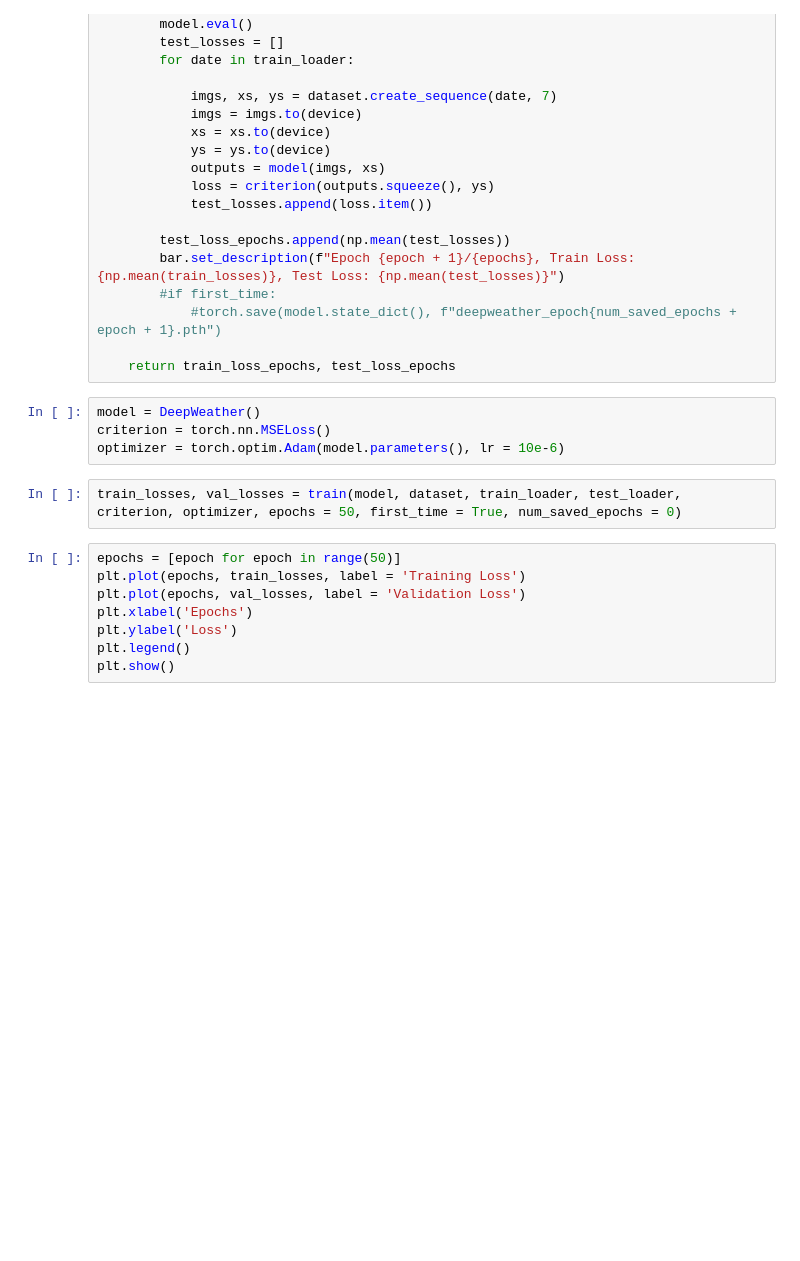
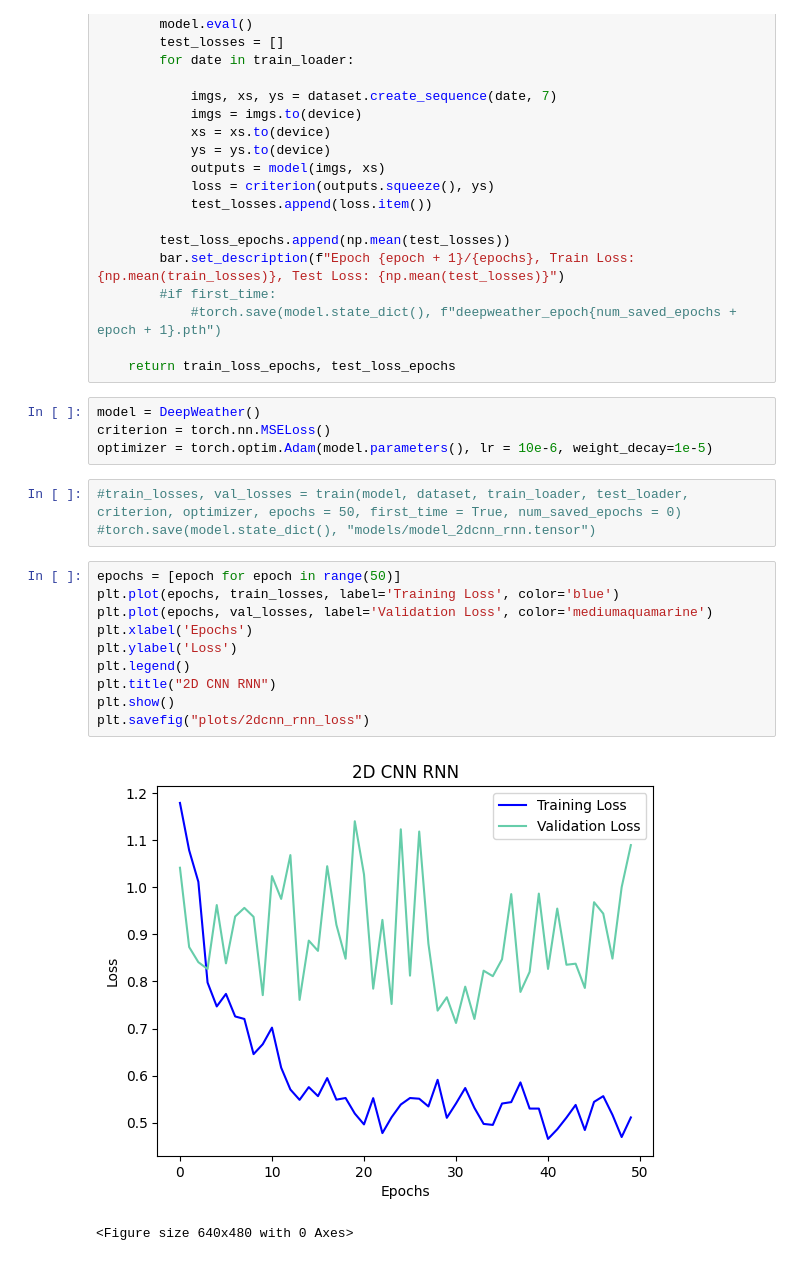
Before and after one commit to 3sara/Deep_learning_project, a Jupyter notebook: 2dcnn_rnn.ipynb, the cells around one changed output. Saved outputs shown, nothing was run; the diff lists cells and outputs as text; blank space fills up the shorter version.

Commit message:
training

```diff
--- a/2dcnn_rnn.ipynb
+++ b/2dcnn_rnn.ipynb
@@ -201,14 +200,20 @@ def train(model, dataset, train_loader, test_loader, criterion, optimizer, epoch
 # %%
 model = DeepWeather()
 criterion = torch.nn.MSELoss()
-optimizer = torch.optim.Adam(model.parameters(), lr = 10e-6)
+optimizer = torch.optim.Adam(model.parameters(), lr = 10e-6, weight_decay=1e-5)
 # %%
-train_losses, val_losses = train(model, dataset, train_loader, test_loader, criterion, optimizer, epochs = 50, first_time = True, num_saved_epochs = 0)
+#train_losses, val_losses = train(model, dataset, train_loader, test_loader, criterion, optimizer, epochs = 50, first_time = True, num_saved_epochs = 0)
+#torch.save(model.state_dict(), "models/model_2dcnn_rnn.tensor")
 # %%
 epochs = [epoch for epoch in range(50)]
-plt.plot(epochs, train_losses, label = 'Training Loss')
-plt.plot(epochs, val_losses, label = 'Validation Loss')
+plt.plot(epochs, train_losses, label='Training Loss', color='blue')
+plt.plot(epochs, val_losses, label='Validation Loss', color='mediumaquamarine')
 plt.xlabel('Epochs')
 plt.ylabel('Loss')
 plt.legend()
+plt.title("2D CNN RNN")
 plt.show()
+plt.savefig("plots/2dcnn_rnn_loss")
+# %% [output]
+[figure, added]
+<Figure size 640x480 with 0 Axes>
```
Also changed, not shown: parts of 10 cells of this notebook, 19 other files.
